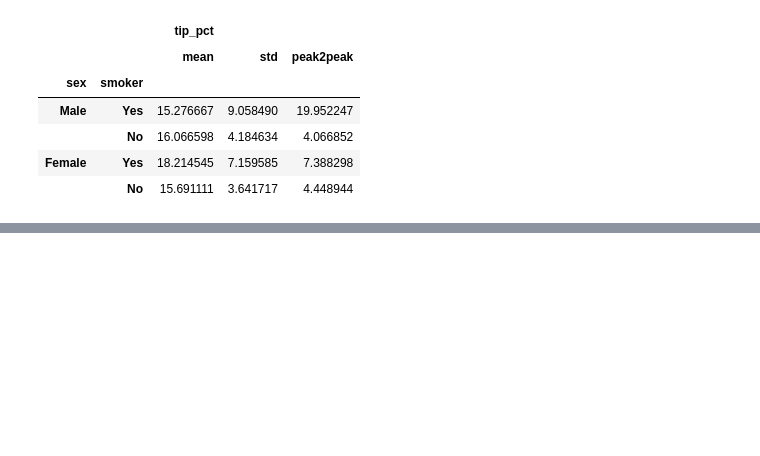
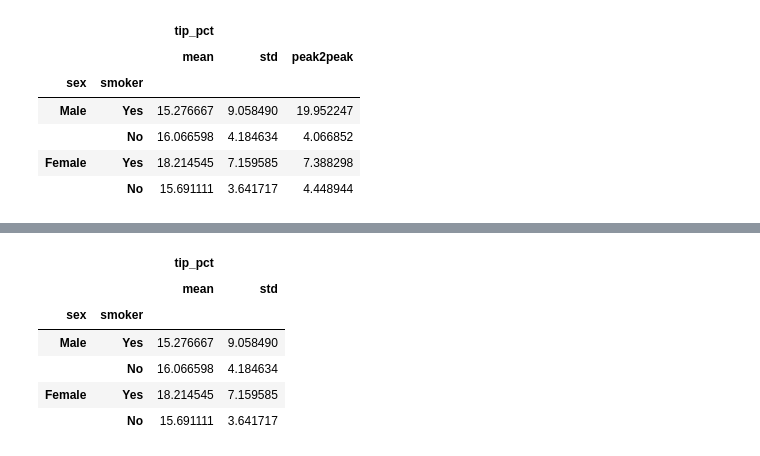
Before and after one commit to KyungsooPark/DataAnalysis, a Jupyter notebook: 02.Pandas/08_그룹분석.ipynb, the cells around one changed output, grey strips where cells are left out. Drawn from its saved outputs; the diff is of its cells as text; code cells hidden in the pictures; blank space fills up the shorter version.

```diff
--- a/02.Pandas/08_그룹분석.ipynb
+++ b/02.Pandas/08_그룹분석.ipynb
@@ -506,0 +517,10 @@ tips.groupby(['sex', 'smoker'])[['tip_pct']].agg(['mean', 'std', peak2peak])
+# %%
+tips.groupby(['sex', 'smoker'])[['tip_pct']].agg(['mean', 'std'])
+# %% [output]
+|  |  | tip_pct |  |
+|  |  | mean | std |
+| sex | smoker |  |  |
+| Male | Yes | 15.276667 | 9.058490 |
+|  | No | 16.066598 | 4.184634 |
+| Female | Yes | 18.214545 | 7.159585 |
+|  | No | 15.691111 | 3.641717 |
```
Also changed, not shown: parts of 1 cell of this notebook.
